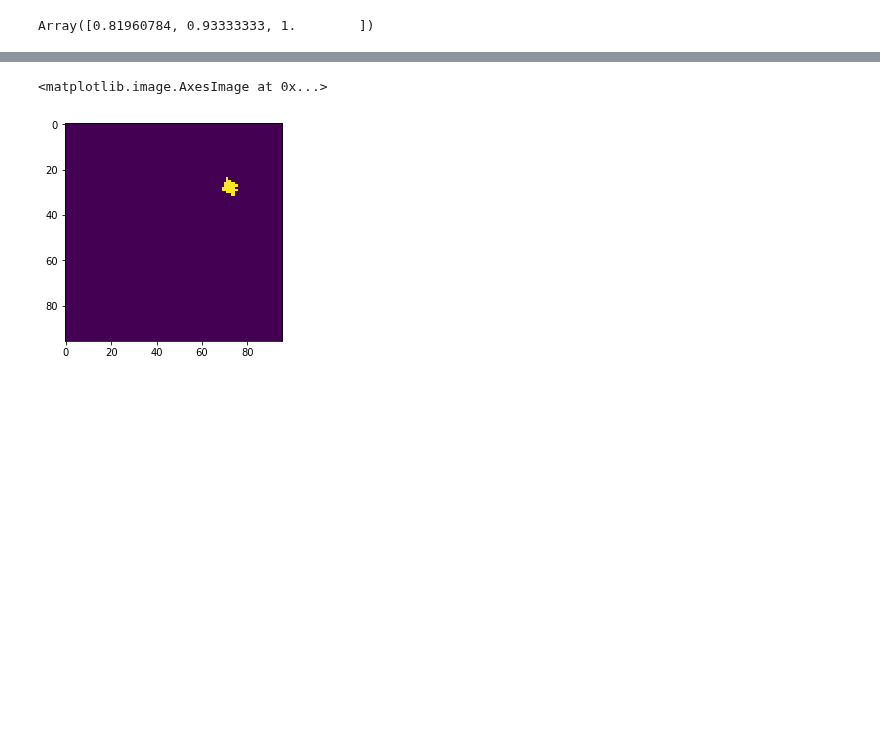
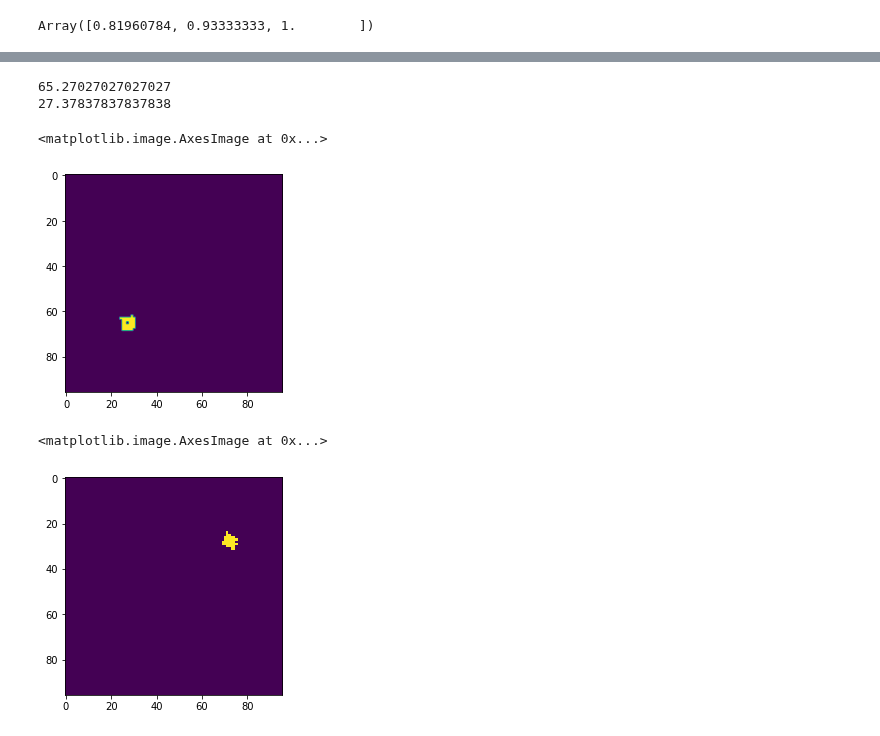
Before and after one commit to hogunkee/ur5_manipulation, a Jupyter notebook: ur5_mujoco/block_segmentation.ipynb, the cells around one changed output, grey strips where cells are left out. Saved outputs shown, nothing was run; the diff lists cells and outputs as text; code cells hidden in the pictures; blank space fills up the shorter version.

```diff
--- a/ur5_mujoco/block_segmentation.ipynb
+++ b/ur5_mujoco/block_segmentation.ipynb
@@ -45,0 +46,13 @@ plt.imshow(seg_red)
+# %%
+x, y = np.where(seg_red)
+print(x.mean())
+print(y.mean())
+# %% [output]
+65.27027027027027
+27.37837837837838
+# %%
+seg_red[np.int(x.mean()), np.int(y.mean())] = 0
+plt.imshow(seg_red)
+# %% [output]
+<matplotlib.image.AxesImage at 0x...>
+[figure, added]
```
Also changed, not shown: parts of 5 cells of this notebook, 5 other files.
